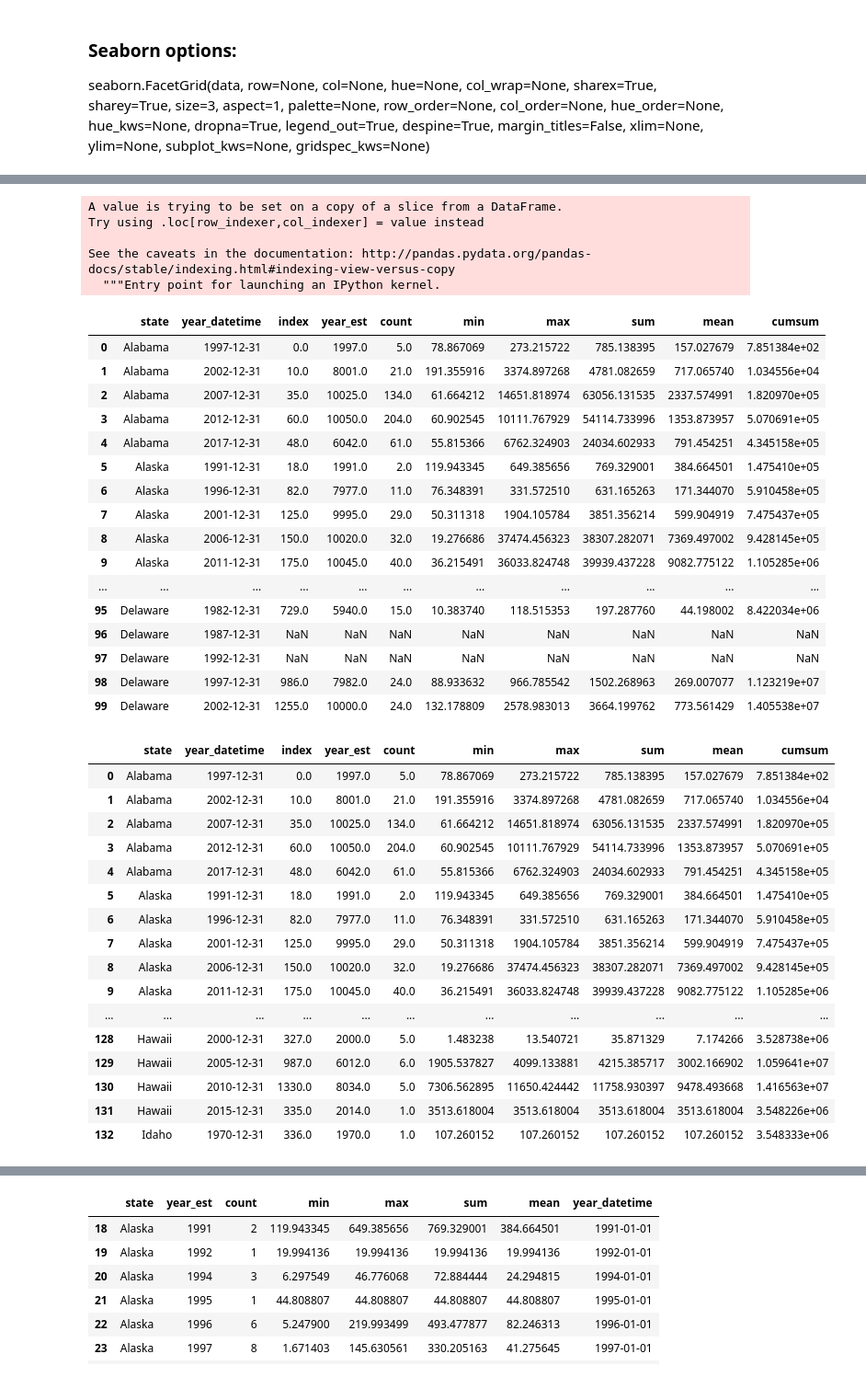
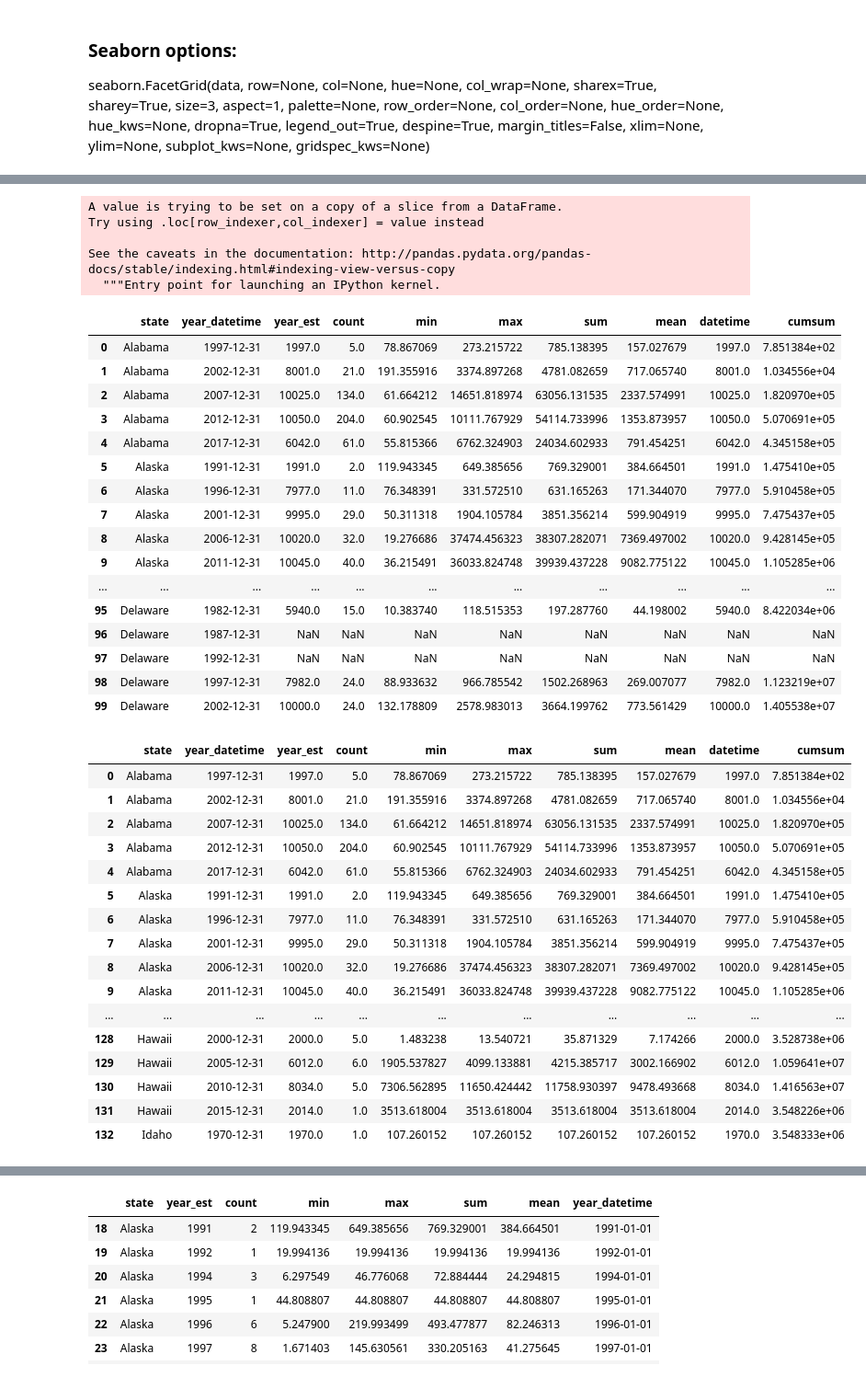
Before and after one commit to kcough/data-studio-projects, a Jupyter notebook: code/conservation/notebooks/national_conservation_data.ipynb, the cells around one changed output, grey strips where cells are left out. Shown at 92% size. Saved outputs shown, nothing was run; the diff lists cells and outputs as text; code cells hidden in the pictures.

```diff
--- a/code/conservation/notebooks/national_conservation_data.ipynb
+++ b/code/conservation/notebooks/national_conservation_data.ipynb
@@ -528,48 +550,48 @@ See the caveats in the documentation: http://pandas.pydata.org/pandas-docs/stabl
 # %%
-grouped_state_year['year_datetime'] = pd.to_datetime(grouped_state_year.year_est, format='%Y')
-resampled = grouped_state_year.groupby('state').resample('5A', on='year_datetime').sum().reset_index()
-resampled.head(100)
+# grouped_state_year['year_datetime'] = pd.to_datetime(grouped_state_year.year_est, format='%Y')
+# resampled = grouped_state_year.groupby('state').resample('5A', on='year_datetime').sum().reset_index()
+# resampled.head(100)
 # %% [output]
 A value is trying to be set on a copy of a slice from a DataFrame.
 Try using .loc[row_indexer,col_indexer] = value instead
 
 See the caveats in the documentation: http://pandas.pydata.org/pandas-docs/stable/indexing.html#indexing-view-versus-copy
   """Entry point for launching an IPython kernel.
-|  | state | year_datetime | index | year_est | count | min | max | sum | mean | cumsum |
-| 0 | Alabama | 1997-12-31 | 0.0 | 1997.0 | 5.0 | 78.867069 | 273.215722 | 785.138395 | 157.027679 | 7.851384e+02 |
-| 1 | Alabama | 2002-12-31 | 10.0 | 8001.0 | 21.0 | 191.355916 | 3374.897268 | 4781.082659 | 717.065740 | 1.034556e+04 |
-| 2 | Alabama | 2007-12-31 | 35.0 | 10025.0 | 134.0 | 61.664212 | 14651.818974 | 63056.131535 | 2337.574991 | 1.820970e+05 |
-| 3 | Alabama | 2012-12-31 | 60.0 | 10050.0 | 204.0 | 60.902545 | 10111.767929 | 54114.733996 | 1353.873957 | 5.070691e+05 |
-| 4 | Alabama | 2017-12-31 | 48.0 | 6042.0 | 61.0 | 55.815366 | 6762.324903 | 24034.602933 | 791.454251 | 4.345158e+05 |
-| 5 | Alaska | 1991-12-31 | 18.0 | 1991.0 | 2.0 | 119.943345 | 649.385656 | 769.329001 | 384.664501 | 1.475410e+05 |
-| 6 | Alaska | 1996-12-31 | 82.0 | 7977.0 | 11.0 | 76.348391 | 331.572510 | 631.165263 | 171.344070 | 5.910458e+05 |
-| 7 | Alaska | 2001-12-31 | 125.0 | 9995.0 | 29.0 | 50.311318 | 1904.105784 | 3851.356214 | 599.904919 | 7.475437e+05 |
-| 8 | Alaska | 2006-12-31 | 150.0 | 10020.0 | 32.0 | 19.276686 | 37474.456323 | 38307.282071 | 7369.497002 | 9.428145e+05 |
-| 9 | Alaska | 2011-12-31 | 175.0 | 10045.0 | 40.0 | 36.215491 | 36033.824748 | 39939.437228 | 9082.775122 | 1.105285e+06 |
+|  | state | year_datetime | year_est | count | min | max | sum | mean | datetime | cumsum |
+| 0 | Alabama | 1997-12-31 | 1997.0 | 5.0 | 78.867069 | 273.215722 | 785.138395 | 157.027679 | 1997.0 | 7.851384e+02 |
+| 1 | Alabama | 2002-12-31 | 8001.0 | 21.0 | 191.355916 | 3374.897268 | 4781.082659 | 717.065740 | 8001.0 | 1.034556e+04 |
+| 2 | Alabama | 2007-12-31 | 10025.0 | 134.0 | 61.664212 | 14651.818974 | 63056.131535 | 2337.574991 | 10025.0 | 1.820970e+05 |
+| 3 | Alabama | 2012-12-31 | 10050.0 | 204.0 | 60.902545 | 10111.767929 | 54114.733996 | 1353.873957 | 10050.0 | 5.070691e+05 |
+| 4 | Alabama | 2017-12-31 | 6042.0 | 61.0 | 55.815366 | 6762.324903 | 24034.602933 | 791.454251 | 6042.0 | 4.345158e+05 |
+| 5 | Alaska | 1991-12-31 | 1991.0 | 2.0 | 119.943345 | 649.385656 | 769.329001 | 384.664501 | 1991.0 | 1.475410e+05 |
+| 6 | Alaska | 1996-12-31 | 7977.0 | 11.0 | 76.348391 | 331.572510 | 631.165263 | 171.344070 | 7977.0 | 5.910458e+05 |
+| 7 | Alaska | 2001-12-31 | 9995.0 | 29.0 | 50.311318 | 1904.105784 | 3851.356214 | 599.904919 | 9995.0 | 7.475437e+05 |
+| 8 | Alaska | 2006-12-31 | 10020.0 | 32.0 | 19.276686 | 37474.456323 | 38307.282071 | 7369.497002 | 10020.0 | 9.428145e+05 |
+| 9 | Alaska | 2011-12-31 | 10045.0 | 40.0 | 36.215491 | 36033.824748 | 39939.437228 | 9082.775122 | 10045.0 | 1.105285e+06 |
 | ... | ... | ... | ... | ... | ... | ... | ... | ... | ... | ... |
-| 95 | Delaware | 1982-12-31 | 729.0 | 5940.0 | 15.0 | 10.383740 | 118.515353 | 197.287760 | 44.198002 | 8.422034e+06 |
+| 95 | Delaware | 1982-12-31 | 5940.0 | 15.0 | 10.383740 | 118.515353 | 197.287760 | 44.198002 | 5940.0 | 8.422034e+06 |
 | 96 | Delaware | 1987-12-31 | NaN | NaN | NaN | NaN | NaN | NaN | NaN | NaN |
 | 97 | Delaware | 1992-12-31 | NaN | NaN | NaN | NaN | NaN | NaN | NaN | NaN |
-| 98 | Delaware | 1997-12-31 | 986.0 | 7982.0 | 24.0 | 88.933632 | 966.785542 | 1502.268963 | 269.007077 | 1.123219e+07 |
-| 99 | Delaware | 2002-12-31 | 1255.0 | 10000.0 | 24.0 | 132.178809 | 2578.983013 | 3664.199762 | 773.561429 | 1.405538e+07 |
+| 98 | Delaware | 1997-12-31 | 7982.0 | 24.0 | 88.933632 | 966.785542 | 1502.268963 | 269.007077 | 7982.0 | 1.123219e+07 |
+| 99 | Delaware | 2002-12-31 | 10000.0 | 24.0 | 132.178809 | 2578.983013 | 3664.199762 | 773.561429 | 10000.0 | 1.405538e+07 |
 # %%
-resampled.dropna(inplace=True)
-resampled.head(100)
+# resampled.dropna(inplace=True)
+# resampled.head(100)
 # %% [output]
-|  | state | year_datetime | index | year_est | count | min | max | sum | mean | cumsum |
-| 0 | Alabama | 1997-12-31 | 0.0 | 1997.0 | 5.0 | 78.867069 | 273.215722 | 785.138395 | 157.027679 | 7.851384e+02 |
-| 1 | Alabama | 2002-12-31 | 10.0 | 8001.0 | 21.0 | 191.355916 | 3374.897268 | 4781.082659 | 717.065740 | 1.034556e+04 |
-| 2 | Alabama | 2007-12-31 | 35.0 | 10025.0 | 134.0 | 61.664212 | 14651.818974 | 63056.131535 | 2337.574991 | 1.820970e+05 |
-| 3 | Alabama | 2012-12-31 | 60.0 | 10050.0 | 204.0 | 60.902545 | 10111.767929 | 54114.733996 | 1353.873957 | 5.070691e+05 |
-| 4 | Alabama | 2017-12-31 | 48.0 | 6042.0 | 61.0 | 55.815366 | 6762.324903 | 24034.602933 | 791.454251 | 4.345158e+05 |
-| 5 | Alaska | 1991-12-31 | 18.0 | 1991.0 | 2.0 | 119.943345 | 649.385656 | 769.329001 | 384.664501 | 1.475410e+05 |
-| 6 | Alaska | 1996-12-31 | 82.0 | 7977.0 | 11.0 | 76.348391 | 331.572510 | 631.165263 | 171.344070 | 5.910458e+05 |
-| 7 | Alaska | 2001-12-31 | 125.0 | 9995.0 | 29.0 | 50.311318 | 1904.105784 | 3851.356214 | 599.904919 | 7.475437e+05 |
-| 8 | Alaska | 2006-12-31 | 150.0 | 10020.0 | 32.0 | 19.276686 | 37474.456323 | 38307.282071 | 7369.497002 | 9.428145e+05 |
-| 9 | Alaska | 2011-12-31 | 175.0 | 10045.0 | 40.0 | 36.215491 | 36033.824748 | 39939.437228 | 9082.775122 | 1.105285e+06 |
+|  | state | year_datetime | year_est | count | min | max | sum | mean | datetime | cumsum |
+| 0 | Alabama | 1997-12-31 | 1997.0 | 5.0 | 78.867069 | 273.215722 | 785.138395 | 157.027679 | 1997.0 | 7.851384e+02 |
+| 1 | Alabama | 2002-12-31 | 8001.0 | 21.0 | 191.355916 | 3374.897268 | 4781.082659 | 717.065740 | 8001.0 | 1.034556e+04 |
+| 2 | Alabama | 2007-12-31 | 10025.0 | 134.0 | 61.664212 | 14651.818974 | 63056.131535 | 2337.574991 | 10025.0 | 1.820970e+05 |
+| 3 | Alabama | 2012-12-31 | 10050.0 | 204.0 | 60.902545 | 10111.767929 | 54114.733996 | 1353.873957 | 10050.0 | 5.070691e+05 |
+| 4 | Alabama | 2017-12-31 | 6042.0 | 61.0 | 55.815366 | 6762.324903 | 24034.602933 | 791.454251 | 6042.0 | 4.345158e+05 |
+| 5 | Alaska | 1991-12-31 | 1991.0 | 2.0 | 119.943345 | 649.385656 | 769.329001 | 384.664501 | 1991.0 | 1.475410e+05 |
+| 6 | Alaska | 1996-12-31 | 7977.0 | 11.0 | 76.348391 | 331.572510 | 631.165263 | 171.344070 | 7977.0 | 5.910458e+05 |
+| 7 | Alaska | 2001-12-31 | 9995.0 | 29.0 | 50.311318 | 1904.105784 | 3851.356214 | 599.904919 | 9995.0 | 7.475437e+05 |
+| 8 | Alaska | 2006-12-31 | 10020.0 | 32.0 | 19.276686 | 37474.456323 | 38307.282071 | 7369.497002 | 10020.0 | 9.428145e+05 |
+| 9 | Alaska | 2011-12-31 | 10045.0 | 40.0 | 36.215491 | 36033.824748 | 39939.437228 | 9082.775122 | 10045.0 | 1.105285e+06 |
 | ... | ... | ... | ... | ... | ... | ... | ... | ... | ... | ... |
-| 128 | Hawaii | 2000-12-31 | 327.0 | 2000.0 | 5.0 | 1.483238 | 13.540721 | 35.871329 | 7.174266 | 3.528738e+06 |
-| 129 | Hawaii | 2005-12-31 | 987.0 | 6012.0 | 6.0 | 1905.537827 | 4099.133881 | 4215.385717 | 3002.166902 | 1.059641e+07 |
-| 130 | Hawaii | 2010-12-31 | 1330.0 | 8034.0 | 5.0 | 7306.562895 | 11650.424442 | 11758.930397 | 9478.493668 | 1.416563e+07 |
-| 131 | Hawaii | 2015-12-31 | 335.0 | 2014.0 | 1.0 | 3513.618004 | 3513.618004 | 3513.618004 | 3513.618004 | 3.548226e+06 |
-| 132 | Idaho | 1970-12-31 | 336.0 | 1970.0 | 1.0 | 107.260152 | 107.260152 | 107.260152 | 107.260152 | 3.548333e+06 |
+| 128 | Hawaii | 2000-12-31 | 2000.0 | 5.0 | 1.483238 | 13.540721 | 35.871329 | 7.174266 | 2000.0 | 3.528738e+06 |
+| 129 | Hawaii | 2005-12-31 | 6012.0 | 6.0 | 1905.537827 | 4099.133881 | 4215.385717 | 3002.166902 | 6012.0 | 1.059641e+07 |
+| 130 | Hawaii | 2010-12-31 | 8034.0 | 5.0 | 7306.562895 | 11650.424442 | 11758.930397 | 9478.493668 | 8034.0 | 1.416563e+07 |
+| 131 | Hawaii | 2015-12-31 | 2014.0 | 1.0 | 3513.618004 | 3513.618004 | 3513.618004 | 3513.618004 | 2014.0 | 3.548226e+06 |
+| 132 | Idaho | 1970-12-31 | 1970.0 | 1.0 | 107.260152 | 107.260152 | 107.260152 | 107.260152 | 1970.0 | 3.548333e+06 |
```
Also changed, not shown: parts of 14 cells of this notebook, 23 other files.
